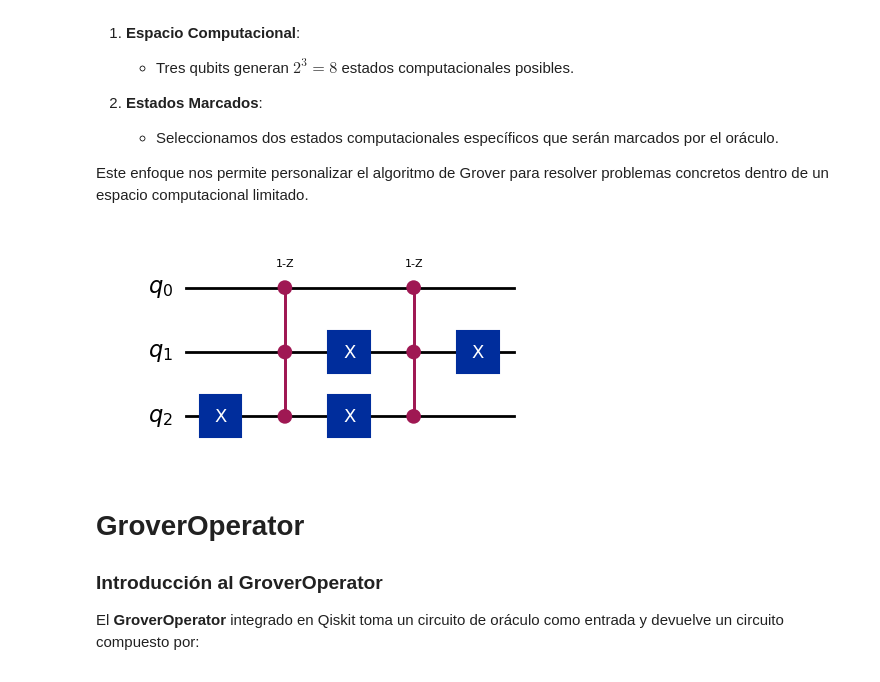
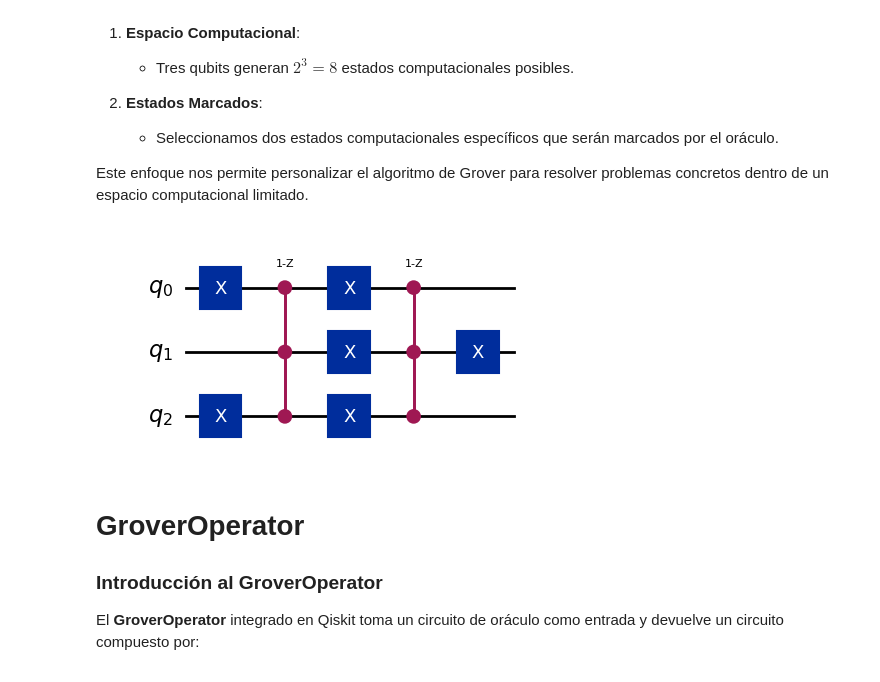
Before and after one commit to luisedseijas/Quantum_computing, a Jupyter notebook: Class_03/03_02.ipynb, the cells around one changed output. Drawn from its saved outputs; the diff is of its cells as text; code cells hidden in the pictures.

```diff
--- a/Class_03/03_02.ipynb
+++ b/Class_03/03_02.ipynb
@@ -133,12 +130,12 @@ En este ejemplo, marcaremos dos estados computacionales entre los ocho disponibl
 
 Este enfoque nos permite personalizar el algoritmo de Grover para resolver problemas concretos dentro de un espacio computacional limitado.
 # %%
-marked_states = ["011", "101"]
+marked_states = ["010", "101"]
 
 oracle = grover_oracle(marked_states)
 oracle.draw(output="mpl", style="iqp")
 # %% [output]
-[figure, old version]
+[figure, new version]
 # %% [markdown]
 # GroverOperator
 
```
Also changed, not shown: parts of 10 cells of this notebook.
